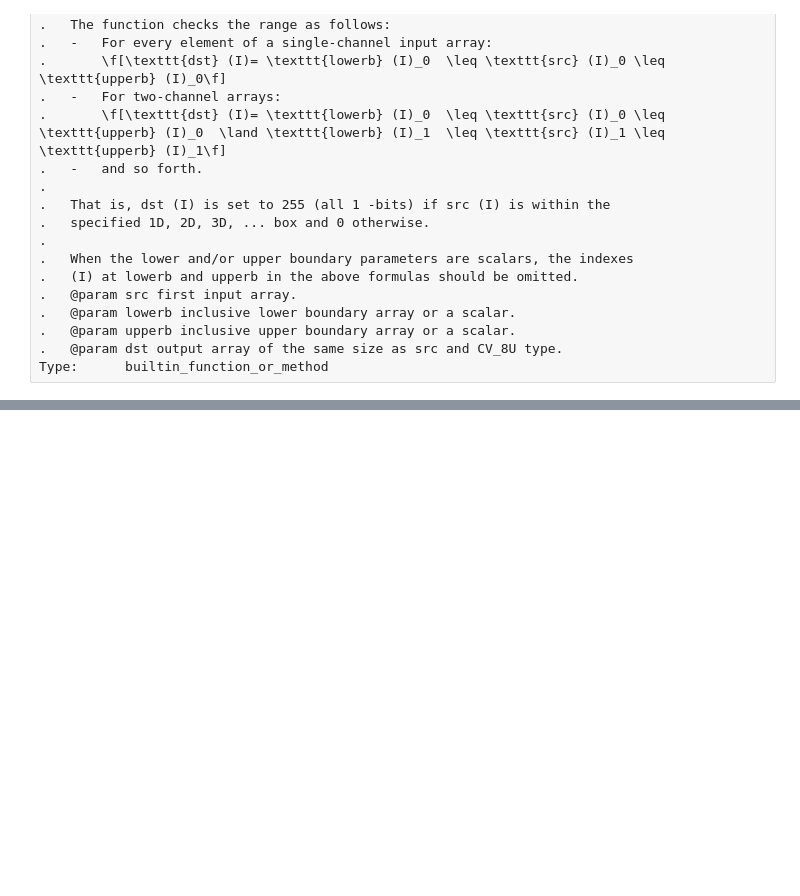
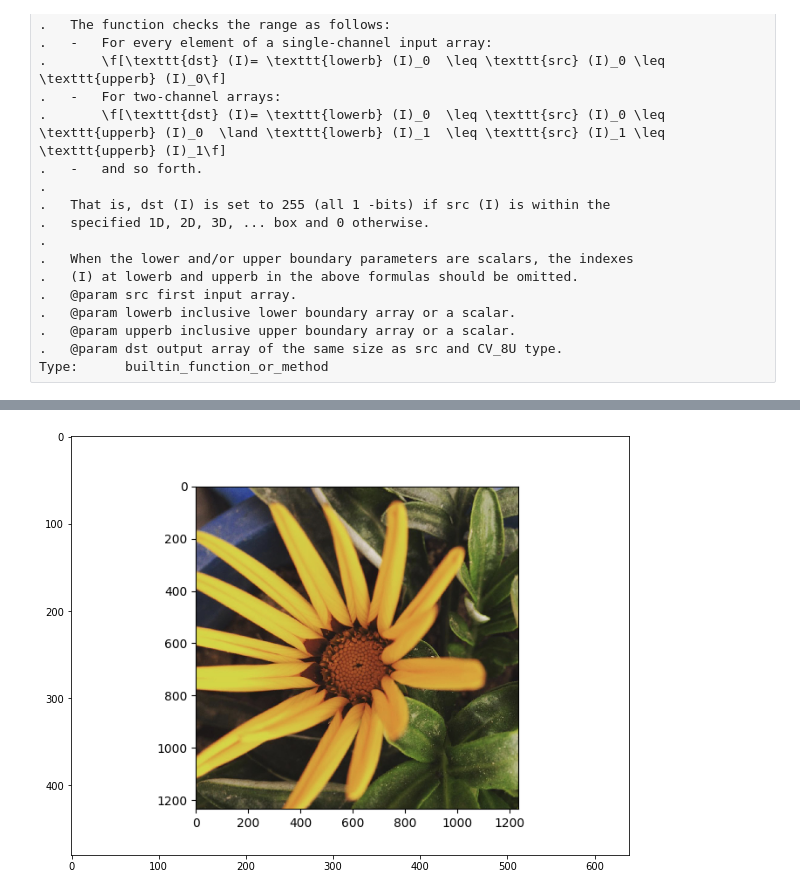
Before and after one commit to alaminbhuyan/OpenCV, a Jupyter notebook: Basic to Intermeditate/Image Processing.ipynb, the cells around one changed output, grey strips where cells are left out. Drawn from its saved outputs; the diff is of its cells as text; code cells hidden in the pictures; blank space fills up the shorter version.

```diff
--- a/Basic to Intermeditate/Image Processing.ipynb
+++ b/Basic to Intermeditate/Image Processing.ipynb
@@ -441,0 +465,7 @@ cap_video.release()
+# %%
+plt.figure(figsize=(10,10))
+img = plt.imread(fname="Images/image-using-Histogram.png")
+plt.imshow(img)
+plt.show()
+# %% [output]
+[figure, added]
```
Also changed, not shown: parts of 10 cells of this notebook, 6 other files.
